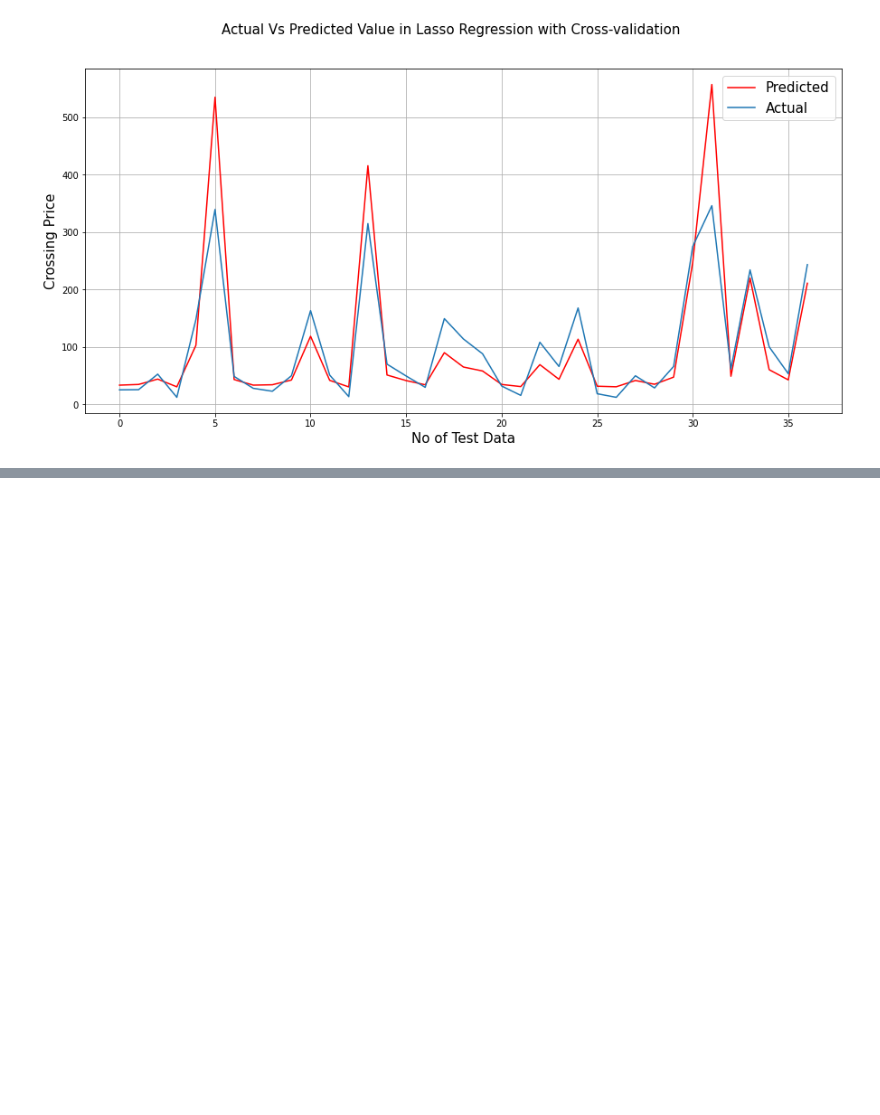
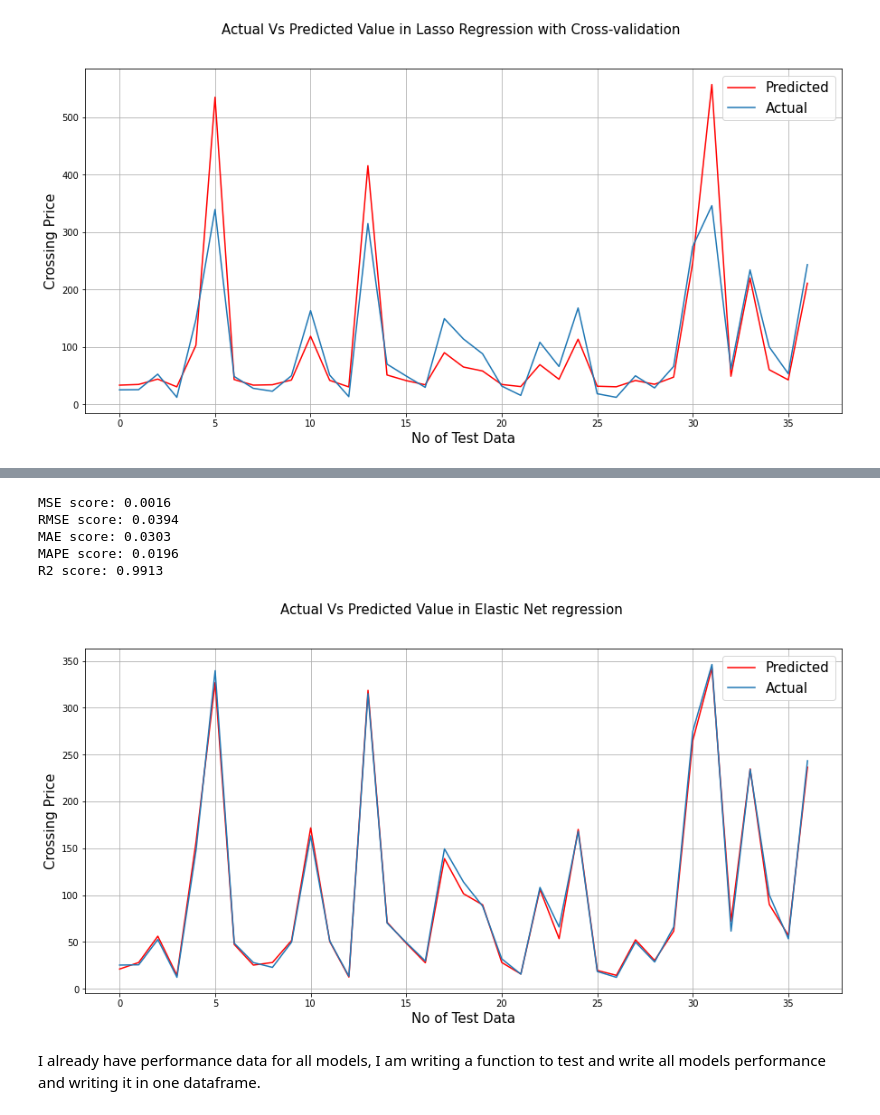
Before and after one commit to akashsinghsharma/almabetter-MLYesBank-RegressionProject, a Jupyter notebook: YES_BANK_Stock_closing_price_prediction.ipynb, the cells around one changed output, grey strips where cells are left out. Cells and saved outputs as stored; diff of their text form; code cells hidden in the pictures; blank space fills up the shorter version.

```diff
--- a/YES_BANK_Stock_closing_price_prediction.ipynb
+++ b/YES_BANK_Stock_closing_price_prediction.ipynb
@@ -878,0 +883,7 @@ plt.grid(True)
+# %%
+#Importing lib, setting model and training.
+from xgboost import XGBRegressor
+
+
+model = XGBRegressor()
+model.fit(x_train,y_train)
@@ -878,0 +901,5 @@ plt.grid(True)
+# %%
+y_pred = model.predict(x_test)
+y_pred
+
+#(using same variable names as other models to avoid confusion and time)
@@ -878,0 +938,28 @@ plt.grid(True)
+# %%
+# Performance :
+
+# Test Performance
+print("MSE score:", round(mean_squared_error (y_test, y_pred), 4))
+print("RMSE score:", round(math.sqrt(mean_squared_error (y_test, y_pred)), 4))
+print("MAE score:", round(mean_absolute_error(y_test, y_pred), 4))
+print("MAPE score:", round(mean_absolute_percentage_error(y_test, y_pred), 4))
+print("R2 score:", round(r2_score(y_test, y_pred), 4))
+# %% [output]
+MSE score: 0.0016
+RMSE score: 0.0394
+MAE score: 0.0303
+MAPE score: 0.0196
+R2 score: 0.9913
+# %%
+plt.figure(figsize=(15,7))
+plt.plot(10**(y_pred),color='red')
+plt.plot(10**(np.array(y_test)))
+plt.suptitle('Actual Vs Predicted Value in Elastic Net regression', fontsize= 15)
+plt.legend(['Predicted','Actual'], fontsize = 15)
+plt.xlabel('No of Test Data', fontsize = 15)
+plt.ylabel('Crossing Price', fontsize= 15)
+plt.grid(True)
+# %% [output]
+[figure, added]
+# %% [markdown]
+I already have performance data for all models, I am writing a function to test and write all models performance and writing it in one dataframe.
```
Also changed, not shown: parts of 9 cells of this notebook.
